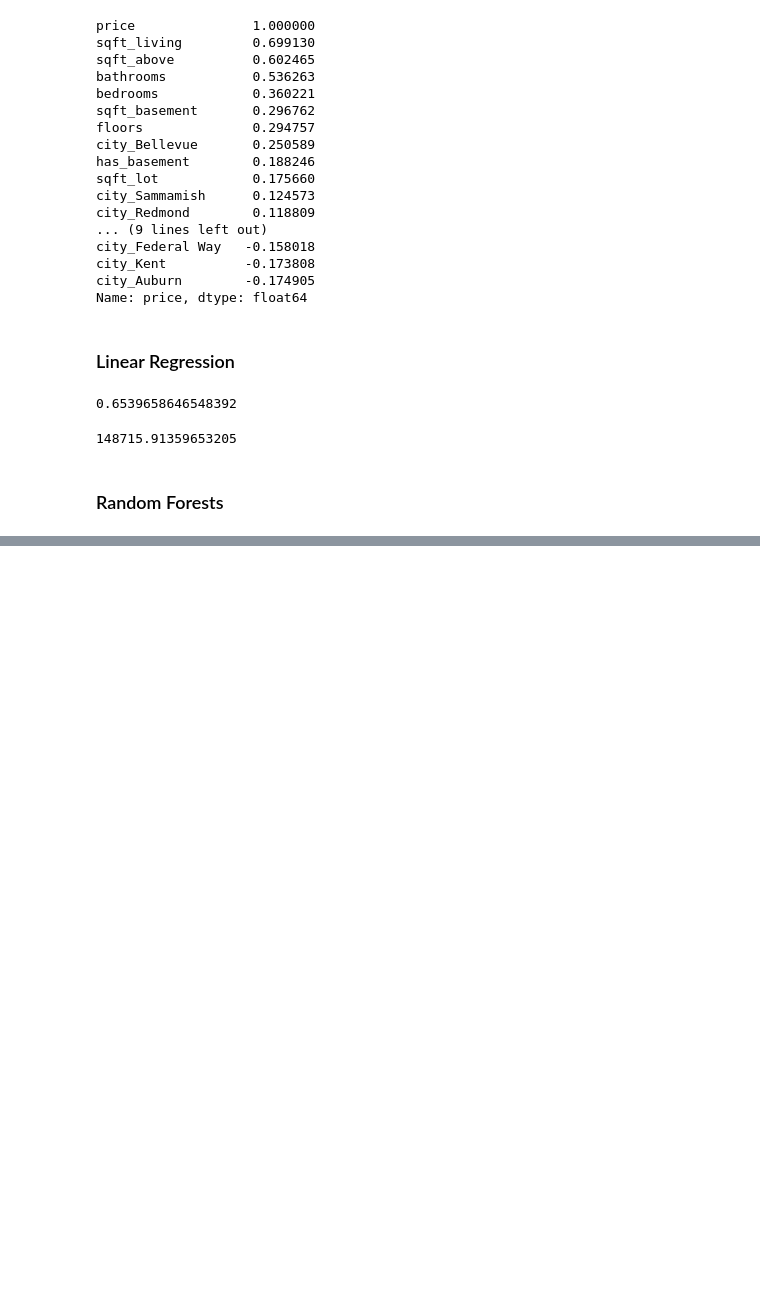
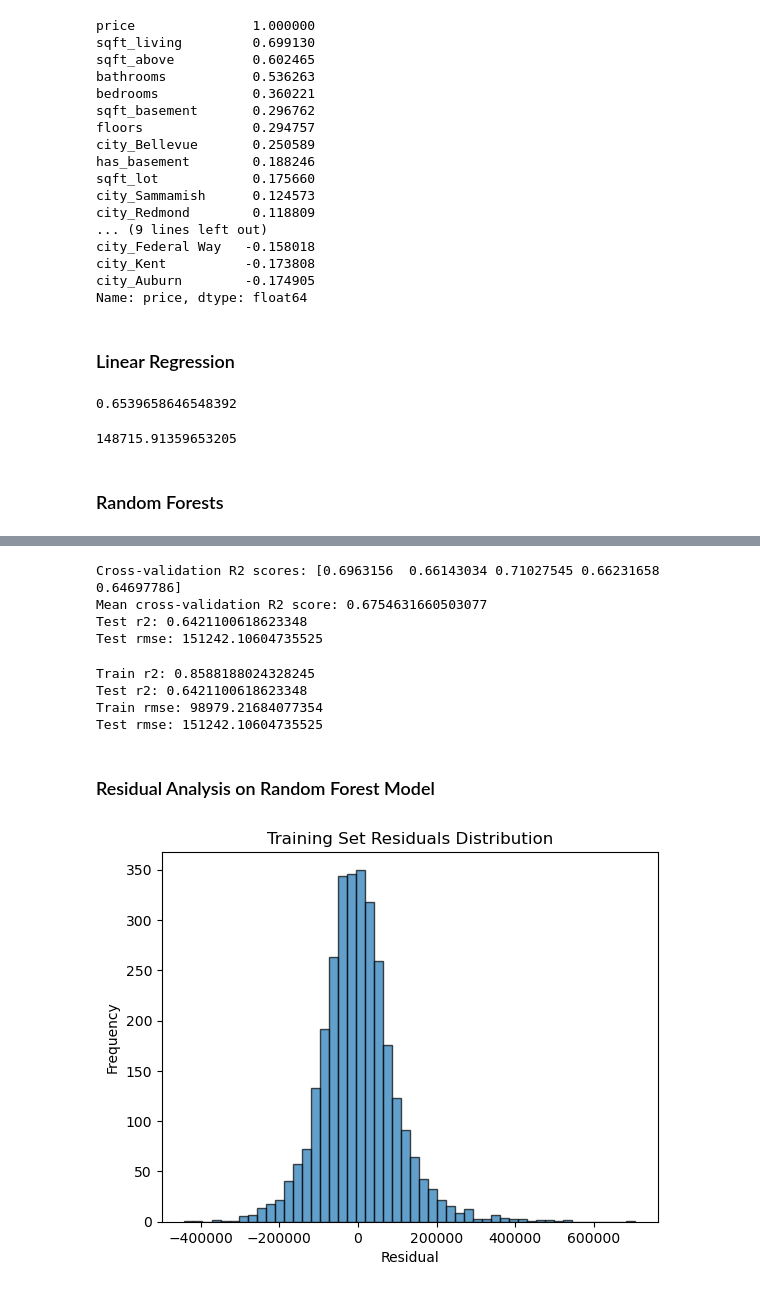
Before and after one commit to ayberkozcan/regression-exercises, a Jupyter notebook: Analyzing USA House Prices/analyzing_USA_house_prices.ipynb, the cells around one changed output, grey strips where cells are left out. Saved outputs shown, nothing was run; the diff lists cells and outputs as text; code cells hidden in the pictures; blank space fills up the shorter version.

```diff
--- a/Analyzing USA House Prices/analyzing_USA_house_prices.ipynb
+++ b/Analyzing USA House Prices/analyzing_USA_house_prices.ipynb
@@ -670,0 +733,44 @@ rmse_rf
+# %%
+rf_model = RandomForestRegressor(n_estimators=50, max_depth=10, random_state=42)
+
+# K-fold cross-validation
+cv_scores = cross_val_score(rf_model, X_train, y_train, cv=5, scoring='r2')
+
+print(f"Cross-validation R2 scores: {cv_scores}")
+print(f"Mean cross-validation R2 score: {cv_scores.mean()}")
+
+rf_model.fit(X_train, y_train)
+
+y_pred_rf = rf_model.predict(X_test)
+
+r2_rf = r2_score(y_test, y_pred_rf)
+rmse_rf = np.sqrt(mean_squared_error(y_test, y_pred_rf))
+
+print(f"Test r2: {r2_rf}")
+print(f"Test rmse: {rmse_rf}")
+# %% [output]
+Cross-validation R2 scores: [0.6963156  0.66143034 0.71027545 0.66231658 0.64697786]
+Mean cross-validation R2 score: 0.6754631660503077
+Test r2: 0.6421100618623348
+Test rmse: 151242.10604735525
+# %%
+# Let's check again
+
+y_train_pred = rf_model.predict(X_train)
+y_test_pred = rf_model.predict(X_test)
+
+train_r2 = r2_score(y_train, y_train_pred)
+test_r2 = r2_score(y_test, y_test_pred)
+
+train_rmse = np.sqrt(mean_squared_error(y_train, y_train_pred))
+test_rmse = np.sqrt(mean_squared_error(y_test, y_test_pred))
+
+print(f"\nTrain r2: {train_r2}")
+print(f"Test r2: {test_r2}")
+print(f"Train rmse: {train_rmse}")
+print(f"Test rmse: {test_rmse}")
+# %% [output]
+Train r2: 0.8588188024328245
+Test r2: 0.6421100618623348
+Train rmse: 98979.21684077354
+Test rmse: 151242.10604735525
@@ -670,0 +779,15 @@ rmse_rf
+# %% [markdown]
+### Residual Analysis on Random Forest Model
+# %%
+residuals_train = y_train - y_train_pred
+residuals_test = y_test - y_test_pred
+# %%
+# Train set histogram
+
+plt.hist(residuals_train, bins=50, edgecolor="k", alpha=0.7)
+plt.title("Training Set Residuals Distribution")
+plt.xlabel("Residual")
+plt.ylabel("Frequency")
+plt.show()
+# %% [output]
+[figure, added]
```
Also changed, not shown: parts of 29 cells of this notebook.
